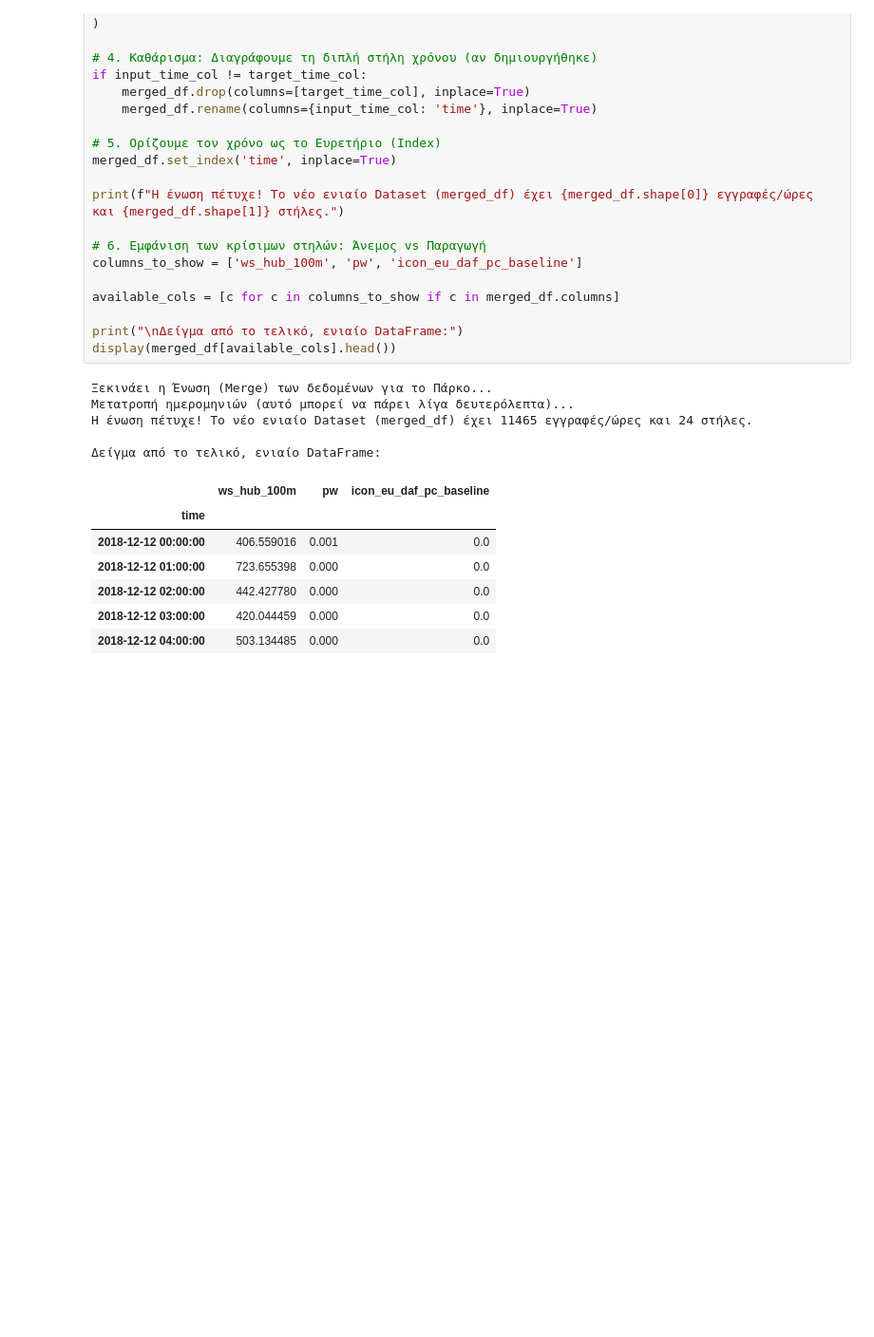
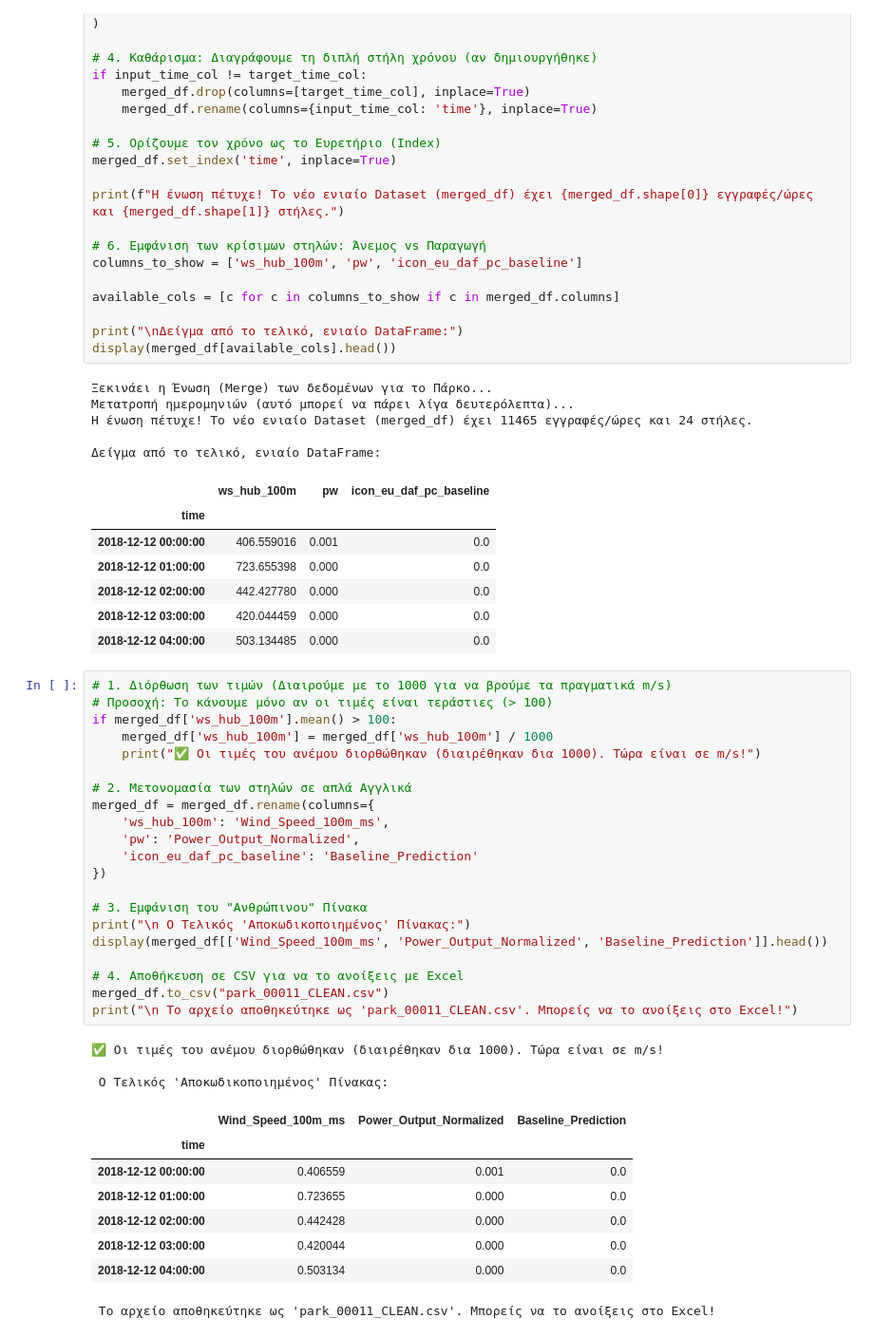
Before and after one commit to Dionysis33/WindPower_DigitalTwin, a Jupyter notebook: notebooks/02_kassel_exploration.ipynb, the cells around one changed output. Shown at 95% size. Saved outputs shown, nothing was run; the diff lists cells and outputs as text; blank space fills up the shorter version.

Commit message:
feat: add data decoding logic (units scaling) and export clean sample for validation.

```diff
--- a/notebooks/02_kassel_exploration.ipynb
+++ b/notebooks/02_kassel_exploration.ipynb
@@ -298,3 +298,36 @@ display(merged_df[available_cols].head())
 | 2018-12-12 02:00:00 | 442.427780 | 0.000 | 0.0 |
 | 2018-12-12 03:00:00 | 420.044459 | 0.000 | 0.0 |
 | 2018-12-12 04:00:00 | 503.134485 | 0.000 | 0.0 |
+# %%
+# 1. Διόρθωση των τιμών (Διαιρούμε με το 1000 για να βρούμε τα πραγματικά m/s)
+# Προσοχή: Το κάνουμε μόνο αν οι τιμές είναι τεράστιες (> 100)
+if merged_df['ws_hub_100m'].mean() > 100:
+    merged_df['ws_hub_100m'] = merged_df['ws_hub_100m'] / 1000
+    print("✅ Οι τιμές του ανέμου διορθώθηκαν (διαιρέθηκαν δια 1000). Τώρα είναι σε m/s!")
+
+# 2. Μετονομασία των στηλών σε απλά Αγγλικά
+merged_df = merged_df.rename(columns={
+    'ws_hub_100m': 'Wind_Speed_100m_ms',
+    'pw': 'Power_Output_Normalized',
+    'icon_eu_daf_pc_baseline': 'Baseline_Prediction'
+})
+
+# 3. Εμφάνιση του "Ανθρώπινου" Πίνακα
+print("\n Ο Τελικός 'Αποκωδικοποιημένος' Πίνακας:")
+display(merged_df[['Wind_Speed_100m_ms', 'Power_Output_Normalized', 'Baseline_Prediction']].head())
+
+# 4. Αποθήκευση σε CSV για να το ανοίξεις με Excel
+merged_df.to_csv("park_00011_CLEAN.csv")
+print("\n Το αρχείο αποθηκεύτηκε ως 'park_00011_CLEAN.csv'. Μπορείς να το ανοίξεις στο Excel!")
+# %% [output]
+✅ Οι τιμές του ανέμου διορθώθηκαν (διαιρέθηκαν δια 1000). Τώρα είναι σε m/s!
+
+ Ο Τελικός 'Αποκωδικοποιημένος' Πίνακας:
+|  | Wind_Speed_100m_ms | Power_Output_Normalized | Baseline_Prediction |
+| time |  |  |  |
+| 2018-12-12 00:00:00 | 0.406559 | 0.001 | 0.0 |
+| 2018-12-12 01:00:00 | 0.723655 | 0.000 | 0.0 |
+| 2018-12-12 02:00:00 | 0.442428 | 0.000 | 0.0 |
+| 2018-12-12 03:00:00 | 0.420044 | 0.000 | 0.0 |
+| 2018-12-12 04:00:00 | 0.503134 | 0.000 | 0.0 |
+ Το αρχείο αποθηκεύτηκε ως 'park_00011_CLEAN.csv'. Μπορείς να το ανοίξεις στο Excel!
```
